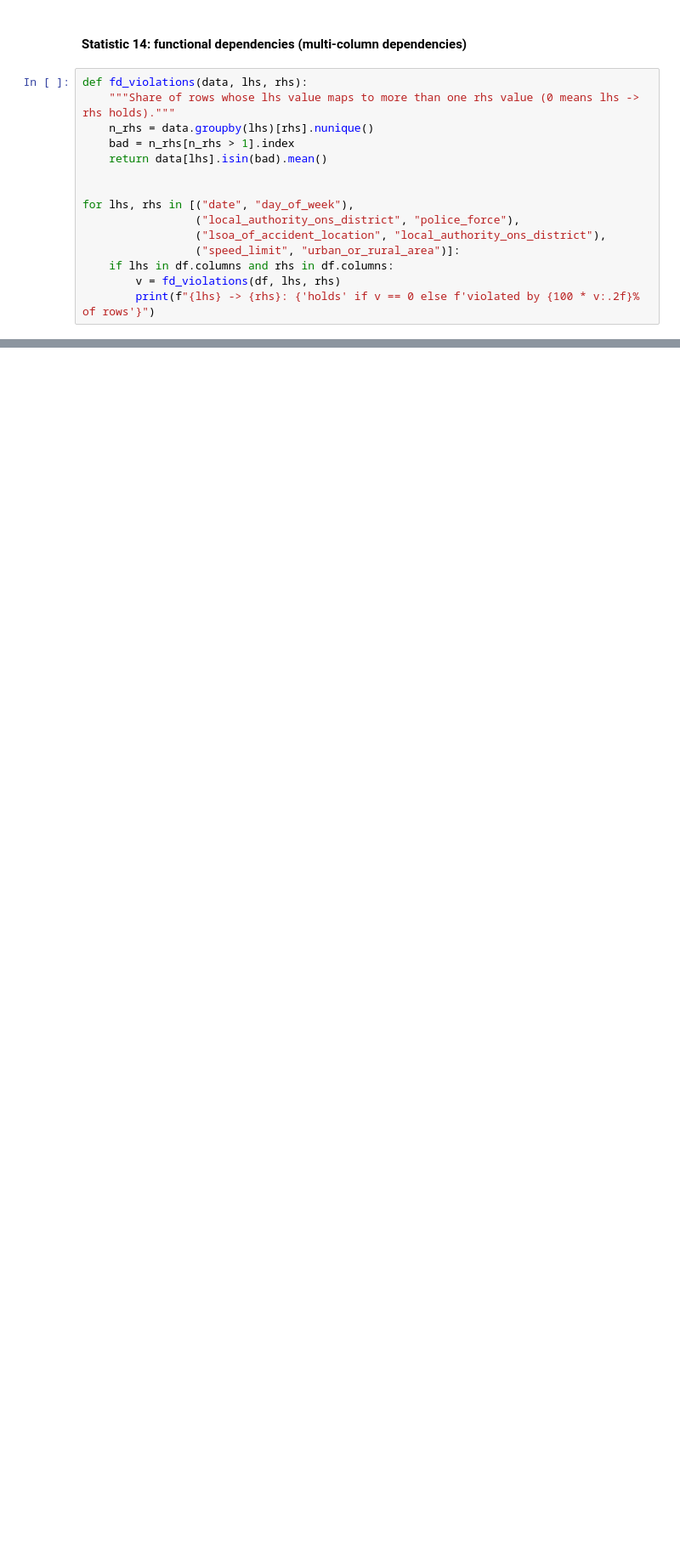
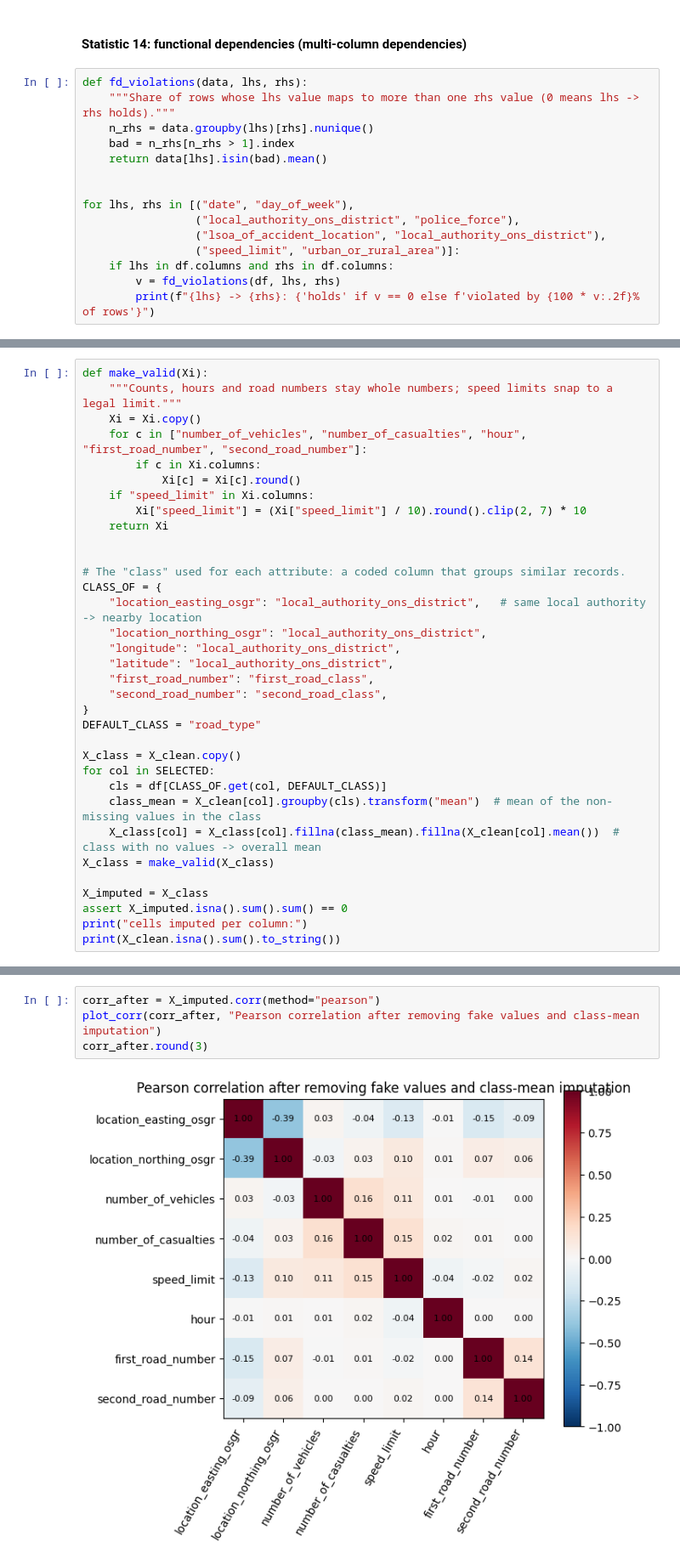
Before and after one commit to OssamaSijbesma/uu-data-wrangling-assignments, a Jupyter notebook: assignment-2/assignment.ipynb, the cells around one changed output, grey strips where cells are left out. Shown at 85% size. Saved outputs shown, nothing was run; the diff lists cells and outputs as text; blank space fills up the shorter version.

```diff
--- a/assignment-2/assignment.ipynb
+++ b/assignment-2/assignment.ipynb
@@ -738,0 +866,34 @@ for lhs, rhs in [("date", "day_of_week"),
+# %%
+def make_valid(Xi):
+    """Counts, hours and road numbers stay whole numbers; speed limits snap to a legal limit."""
+    Xi = Xi.copy()
+    for c in ["number_of_vehicles", "number_of_casualties", "hour", "first_road_number", "second_road_number"]:
+        if c in Xi.columns:
+            Xi[c] = Xi[c].round()
+    if "speed_limit" in Xi.columns:
+        Xi["speed_limit"] = (Xi["speed_limit"] / 10).round().clip(2, 7) * 10
+    return Xi
+
+
+# The "class" used for each attribute: a coded column that groups similar records.
+CLASS_OF = {
+    "location_easting_osgr": "local_authority_ons_district",   # same local authority -> nearby location
+    "location_northing_osgr": "local_authority_ons_district",
+    "longitude": "local_authority_ons_district",
+    "latitude": "local_authority_ons_district",
+    "first_road_number": "first_road_class",
+    "second_road_number": "second_road_class",
+}
+DEFAULT_CLASS = "road_type"
+
+X_class = X_clean.copy()
+for col in SELECTED:
+    cls = df[CLASS_OF.get(col, DEFAULT_CLASS)]
+    class_mean = X_clean[col].groupby(cls).transform("mean")  # mean of the non-missing values in the class
+    X_class[col] = X_class[col].fillna(class_mean).fillna(X_clean[col].mean())  # class with no values -> overall mean
+X_class = make_valid(X_class)
+
+X_imputed = X_class
+assert X_imputed.isna().sum().sum() == 0
+print("cells imputed per column:")
+print(X_clean.isna().sum().to_string())
@@ -738,0 +915,6 @@ for lhs, rhs in [("date", "day_of_week"),
+# %%
+corr_after = X_imputed.corr(method="pearson")
+plot_corr(corr_after, "Pearson correlation after removing fake values and class-mean imputation")
+corr_after.round(3)
+# %% [output]
+[figure, added]
```
Also changed, not shown: parts of 12 cells of this notebook.
